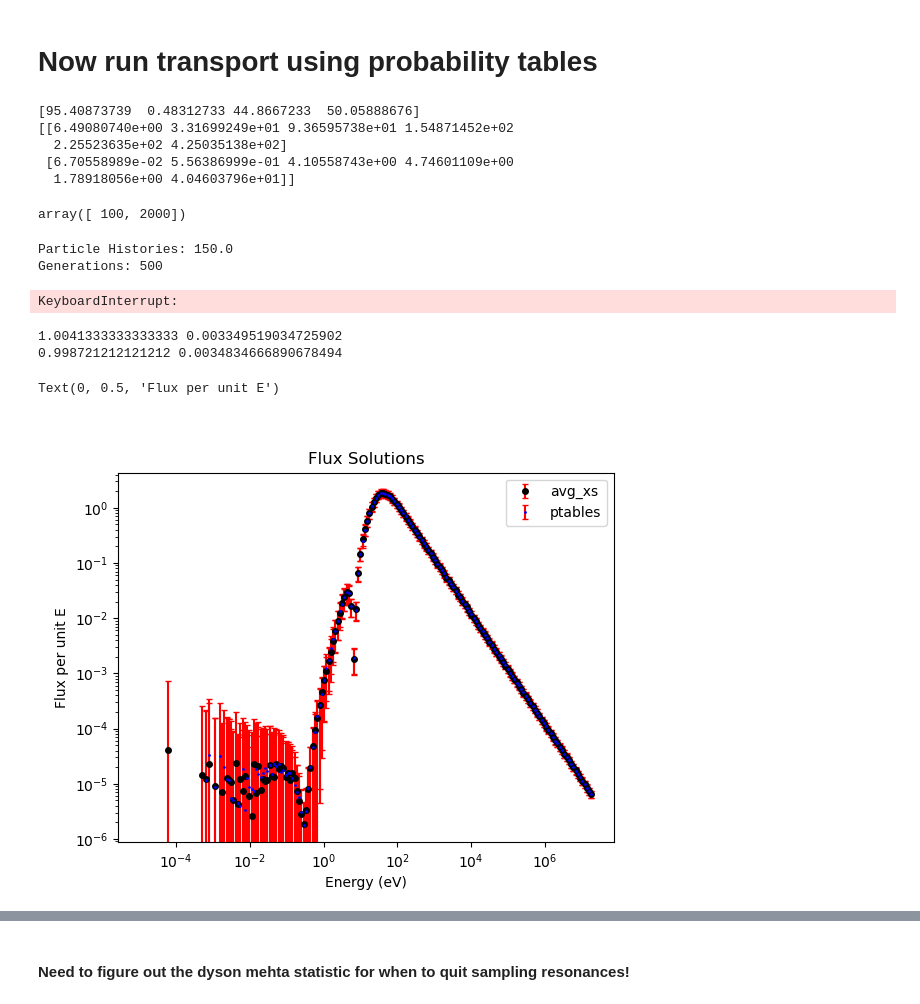
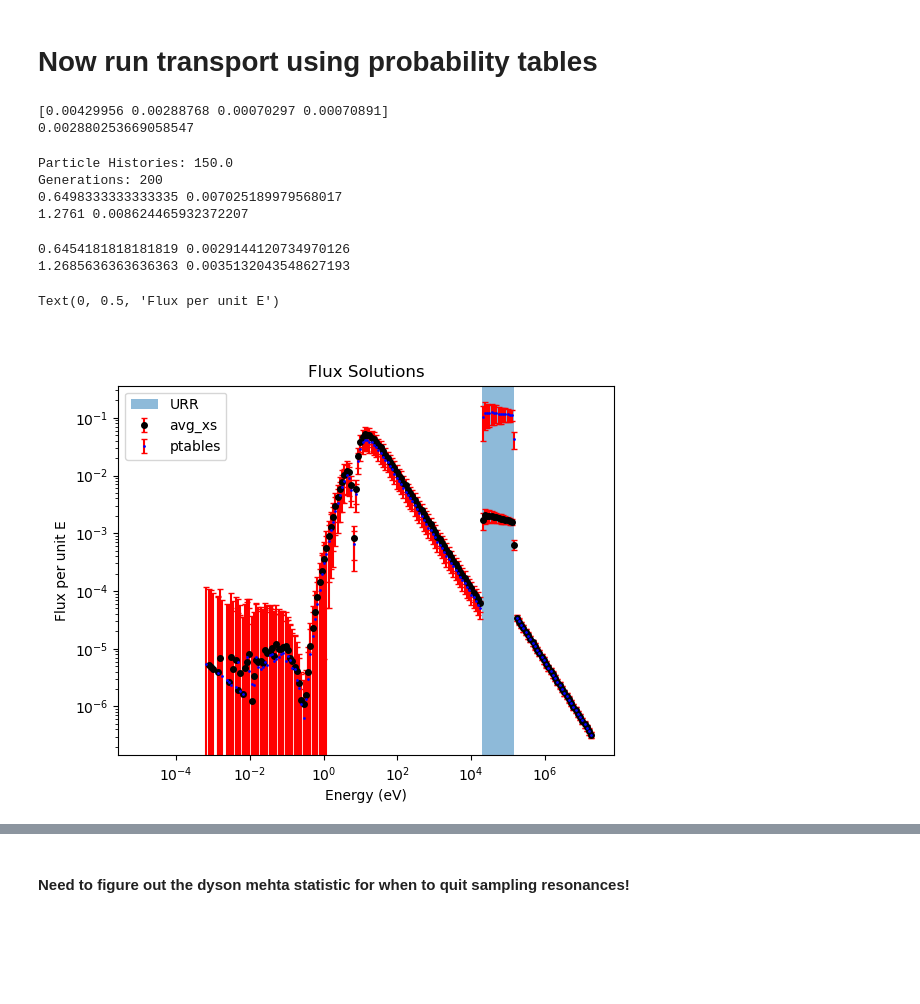
Before and after one commit to Naww137/neutron_transport, a Jupyter notebook: IncludeURR.ipynb, the cells around one changed output, grey strips where cells are left out. Drawn from its saved outputs; the diff is of its cells as text; code cells hidden in the pictures; blank space fills up the shorter version.

```diff
--- a/IncludeURR.ipynb
+++ b/IncludeURR.ipynb
@@ -55,4 +59,4 @@ Nscat = 0.008340505
 pu9 = material_definitions.isotope(pair_constants_pu9, resonance_ladder_pu9, Npu9, 2.88)
 u8 = material_definitions.isotope(pair_constants_u8, resonance_ladder_u8, Nu8, 0)
 
-mat = material_definitions.material([pu9,u8], constant_scattering=1*Nscat)
+mat_no_URR = material_definitions.material([pu9,u8], constant_scattering=20*Nscat)
@@ -351,6 +357,20 @@ for ibatch in range(batches):
 
 # total mean cross section at E_ref
 rxn_means = rxn_means/(batches*histories)
+# %%
+# np.save('./TotTally.npy', TotTally)
+# np.save('./CapTally.npy', CapTally)
+# np.save('./ScatTally.npy', ScatTally)
+# np.save('./FisTally.npy', FisTally)
+# np.save('./PTally.npy', PTally)
+# np.save('./rxn_means.npy', rxn_means)
+
+TotTally = np.load('./TotTally_noscat.npy')
+CapTally = np.load('./CapTally_noscat.npy')
+ScatTally = np.load('./ScatTally_noscat.npy')
+FisTally = np.load('./FisTally_noscat.npy')
+PTally = np.load('./PTally_noscat.npy')
+rxn_means = np.load('./rxn_means_noscat.npy')
 # %%
 PTable = np.array([np.mean(PTally, axis=0), np.std(PTally, axis=0)])
 TotTable = np.array([np.mean(TotTally, axis=0), np.std(TotTally, axis=0)])
@@ -375,70 +423,68 @@ print(rxn_means[0,0])
 # Now run transport using probability tables
 # %%
 ptables_list = [PTable, TotTable, CapTable, ScatTable, FisTable]
-URR_Erange = np.array([20,149*1e3])
+URR_Erange = np.array([20,149])*1e3
 avg_URR_xs = rxn_means.flatten()
 print(avg_URR_xs)
-print(TotTable)
-vEbins
+print(np.average(CapTable[0], weights = PTable[0]))
 # %% [output]
-[95.40873739  0.48312733 44.8667233  50.05888676]
-[[6.49080740e+00 3.31699249e+01 9.36595738e+01 1.54871452e+02
-  2.25523635e+02 4.25035138e+02]
- [6.70558989e-02 5.56386999e-01 4.10558743e+00 4.74601109e+00
-  1.78918056e+00 4.04603796e+01]]
+[0.00429956 0.00288768 0.00070297 0.00070891]
+0.002880253669058547
-array([ 100, 2000])
 # %%
 #### problem 4
 N = 1.5e2
-G = 500
+G = 200
 print(f'Particle Histories: {N}')
 print(f'Generations: {G}')
 
 Emin = 1e-5
 Emax = 2e7
-iEbins = 200
+iEbins = 500
 rng = np.random.default_rng()
 
-# tally_avg = tallies.tallies(Emin, Emax, iEbins)
-tally_avg = functions_for_transport.transport_loop_0D_CE(N, G, tally_avg, mat, rng, URR_Erange, None, avg_URR_xs)
+tally_avg = tallies.tallies(Emin, Emax, iEbins)
+tally_avg = functions_for_transport.transport_loop_0D_CE(N, G, tally_avg, mat_no_URR, rng, URR_Erange, None, avg_URR_xs)
 k_avg, kvar_avg, flux_avg = tally_avg.final_analysis()
 
-# tally_ptables = tallies.tallies(Emin, Emax, iEbins)
-tally_ptables = functions_for_transport.transport_loop_0D_CE(N, G, tally_ptables, mat, rng, URR_Erange, ptables_list, None)
+tally_ptables = tallies.tallies(Emin, Emax, iEbins)
+tally_ptables = functions_for_transport.transport_loop_0D_CE(N, G, tally_ptables, mat_no_URR, rng, URR_Erange, ptables_list, None)
 k_ptables, kvar_ptables, flux_ptables = tally_ptables.final_analysis()
 
 print(k_avg, kvar_avg)
 print(k_ptables, kvar_ptables)
 # %% [output]
 Particle Histories: 150.0
-Generations: 500
+Generations: 200
+0.6498333333333335 0.007025189979568017
+1.2761 0.008624465932372207
-KeyboardInterrupt:
 # %%
 # import SPiderFighTer
 print(k_avg, kvar_avg)
 print(k_ptables, kvar_ptables)
 # %% [output]
-1.0041333333333333 0.003349519034725902
-0.998721212121212 0.0034834666890678494
+0.6454181818181819 0.0029144120734970126
+1.2685636363636363 0.0035132043548627193
 # %%
 # %%
 figure()
 errorbar(tally_avg.Ebins, flux_avg[0], yerr=np.sqrt(flux_avg[1]),
                                                             fmt='.', color='k', ms=8, ecolor='r', capsize=2,
                                                             label='avg_xs')
 errorbar(tally_ptables.Ebins, flux_ptables[0], yerr=np.sqrt(flux_ptables[1]),
                                                             fmt='.', color='b', ms=2, ecolor='r', capsize=2,
                                                             label='ptables')
 
+axvspan(xmin=min(URR_Erange), xmax=max(URR_Erange), alpha=0.5, label='URR')
+
 xscale('log')
 yscale('log')
 legend()
 title('Flux Solutions')
 xlabel('Energy (eV)')
 ylabel('Flux per unit E')
 # %% [output]
 Text(0, 0.5, 'Flux per unit E')
-[figure, old version]
+[figure, new version]
 # %%
 figure()
 plot(tally_avg.Ebins, flux_avg[0]-flux_ptables[0], label='diff')
```
Also changed, not shown: parts of 13 cells of this notebook, 3 other files.
